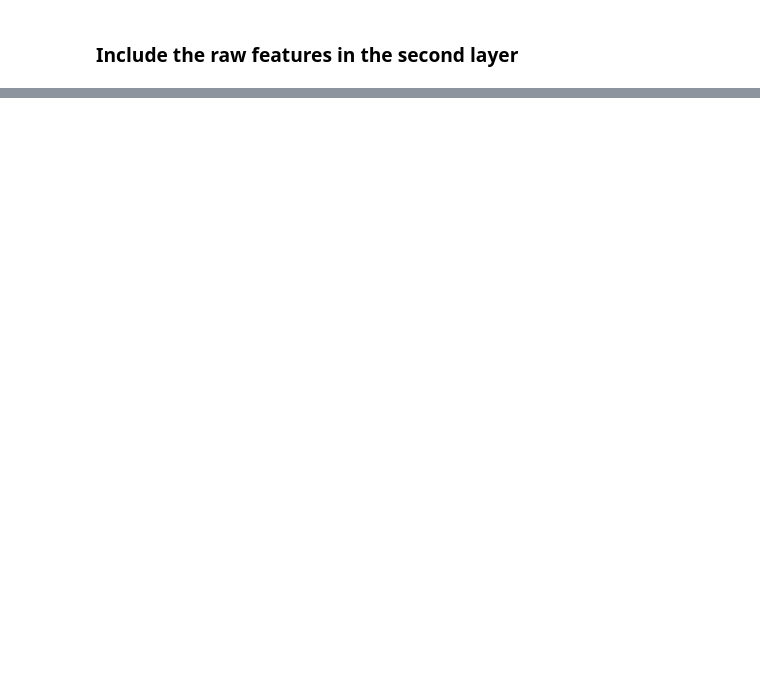
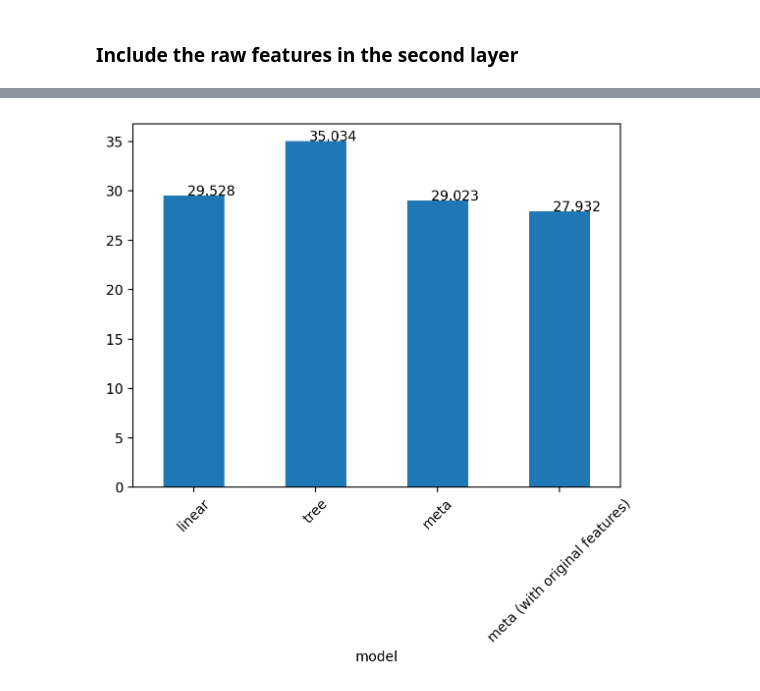
Before and after one commit to patel-zeel/nbblog, a Jupyter notebook: posts/stacking.ipynb, the cells around one changed output, grey strips where cells are left out. Cells and saved outputs as stored; diff of their text form; code cells hidden in the pictures; blank space fills up the shorter version.

```diff
--- a/posts/stacking.ipynb
+++ b/posts/stacking.ipynb
@@ -162,0 +163,15 @@ plt.legend()
+# %%
+# bar plot for showing the errors for all models
+
+# Create a dataframe with the errors
+df = pd.DataFrame({'model': ['linear', 'tree', 'meta', 'meta (with original features)'],
+                     'test_error': [mean_squared_error(y_test, lr.predict(x_test.reshape(-1, 1))),
+                                    mean_squared_error(y_test, dt.predict(x_test.reshape(-1, 1))),
+                                    mean_squared_error(y_test, lr2.predict(x_test_2d)),
+                                    mean_squared_error(y_test, lr3.predict(x_test_3d))]})
+df.plot(x='model', y='test_error', kind='bar', legend=False, rot=45)
+# Put the numbers on the bars
+for i, v in enumerate(df.test_error):
+    plt.text(i - 0.05, v , str(round(v, 3)))
+# %% [output]
+[figure, added]
```
Also changed, not shown: parts of 8 cells of this notebook.
